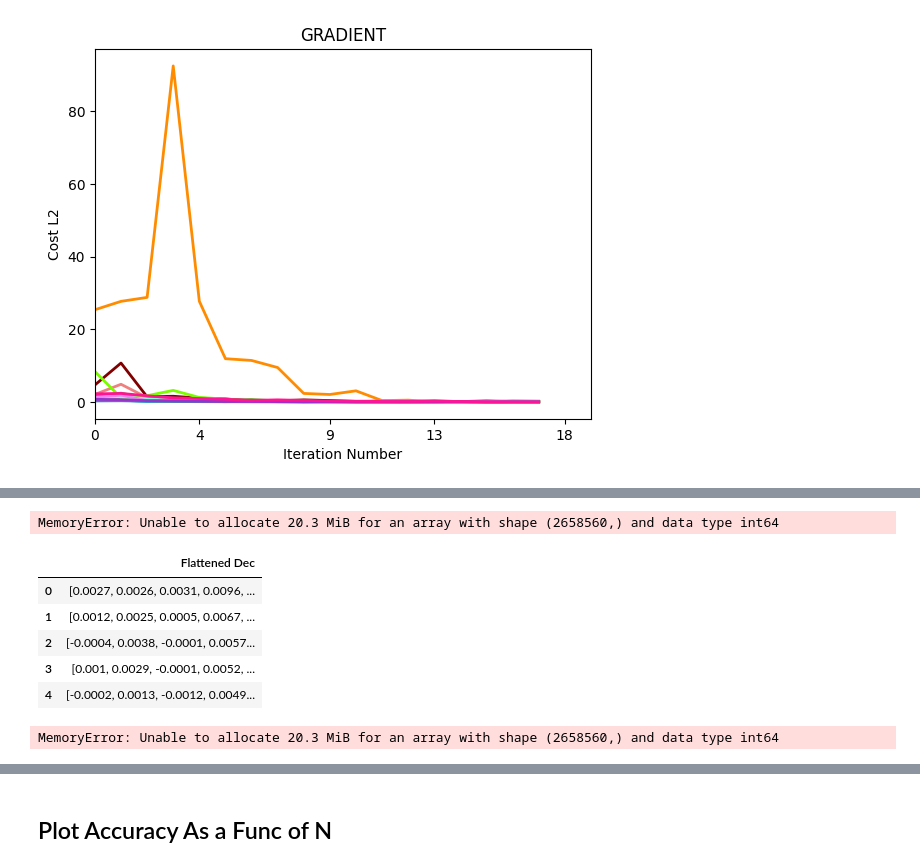
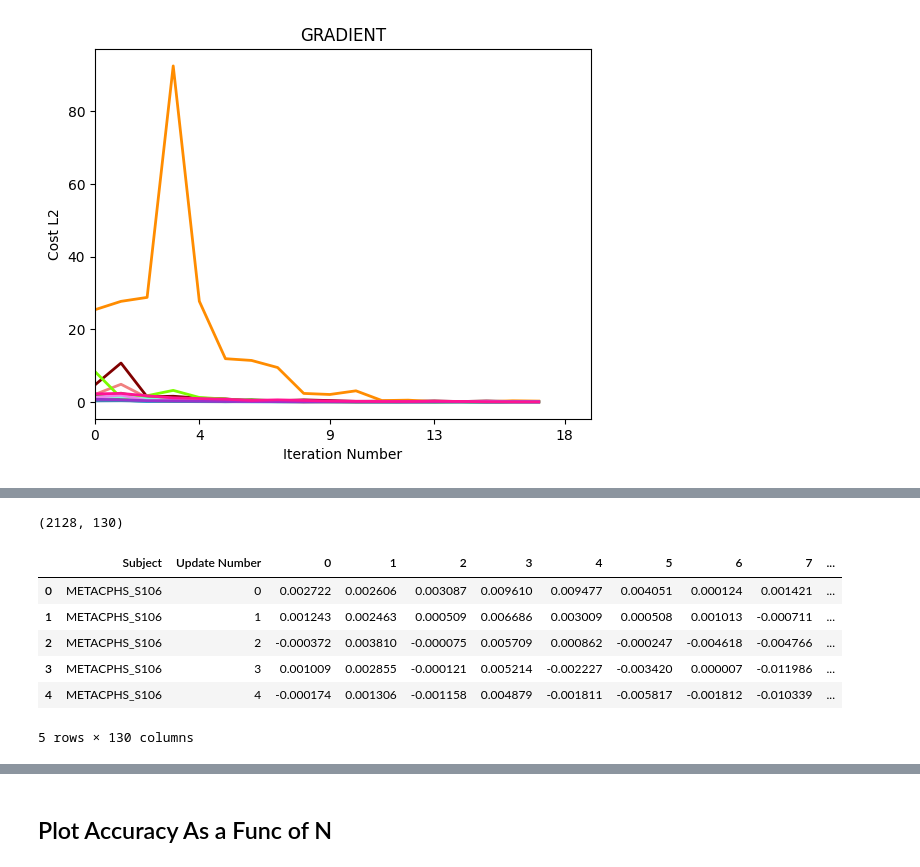
Before and after one commit to kdmalc/personalization-privacy-risk, a Jupyter notebook: 300_FL_Dec_Privacy.ipynb, the cells around one changed output, grey strips where cells are left out. Cells and saved outputs as stored; diff of their text form; code cells hidden in the pictures.

Commit message:
Fixed memory issue

```diff
--- a/300_FL_Dec_Privacy.ipynb
+++ b/300_FL_Dec_Privacy.ipynb
@@ -138,34 +134,22 @@ dec_flattened1 = pd.DataFrame(columns=['Subject', 'Update Number', 'Flattened De
 dec_flattened2 = pd.DataFrame(columns=['Subject', 'Update Number', 'Flattened Dec'])
 dec_flattened3 = pd.DataFrame(columns=['Subject', 'Update Number', 'Flattened Dec'])
 dec_flattened4 = pd.DataFrame(columns=['Subject', 'Update Number', 'Flattened Dec'])
-#dec_flattened5 = pd.DataFrame(columns=['Subject', 'Update Number', 'Flattened Dec'])
-#dec_flattened6 = pd.DataFrame(columns=['Subject', 'Update Number', 'Flattened Dec'])
-#dec_flattened7 = pd.DataFrame(columns=['Subject', 'Update Number', 'Flattened Dec'])
-#dec_flattened8 = pd.DataFrame(columns=['Subject', 'Update Number', 'Flattened Dec'])
-#my_cond = 1
+dec_flattened5 = pd.DataFrame(columns=['Subject', 'Update Number', 'Flattened Dec'])
+dec_flattened6 = pd.DataFrame(columns=['Subject', 'Update Number', 'Flattened Dec'])
+dec_flattened7 = pd.DataFrame(columns=['Subject', 'Update Number', 'Flattened Dec'])
+dec_flattened8 = pd.DataFrame(columns=['Subject', 'Update Number', 'Flattened Dec'])
 for key_idx, key in enumerate(keys):
     for update_number, update_idx in enumerate(update_ix):
         dec_flattened1.loc[len(dec_flattened1)] = [key, update_number, np.ravel(users_c1[key_idx].dec_log[update_number])]
         dec_flattened2.loc[len(dec_flattened2)] = [key, update_number, np.ravel(users_c2[key_idx].dec_log[update_number])]
         dec_flattened3.loc[len(dec_flattened3)] = [key, update_number, np.ravel(users_c3[key_idx].dec_log[update_number])]
         dec_flattened4.loc[len(dec_flattened4)] = [key, update_number, np.ravel(users_c4[key_idx].dec_log[update_number])]
-        #dec_flattened5.loc[len(dec_flattened5)] = [key, update_number, np.ravel(users_c5[key_idx].dec_log[update_number])]
-        #dec_flattened6.loc[len(dec_flattened6)] = [key, update_number, np.ravel(users_c6[key_idx].dec_log[update_number])]
-        #dec_flattened7.loc[len(dec_flattened7)] = [key, update_number, np.ravel(users_c7[key_idx].dec_log[update_number])]
-        #dec_flattened8.loc[len(dec_flattened8)] = [key, update_number, np.ravel(users_c8[key_idx].dec_log[update_number])]
+        dec_flattened5.loc[len(dec_flattened5)] = [key, update_number, np.ravel(users_c5[key_idx].dec_log[update_number])]
+        dec_flattened6.loc[len(dec_flattened6)] = [key, update_number, np.ravel(users_c6[key_idx].dec_log[update_number])]
+        dec_flattened7.loc[len(dec_flattened7)] = [key, update_number, np.ravel(users_c7[key_idx].dec_log[update_number])]
+        dec_flattened8.loc[len(dec_flattened8)] = [key, update_number, np.ravel(users_c8[key_idx].dec_log[update_number])]
+
 t1 = time.time()
 total = t1-t0
 print(total)
-
-# Concat all the dfs into a single training input dataframe
-#dec_flattened = pd.concat([dec_flattened1, dec_flattened2, dec_flattened3, dec_flattened4, dec_flattened5, dec_flattened6, dec_flattened7, dec_flattened8], ignore_index=True, axis=0)
-dec_flattened = pd.concat([dec_flattened1, dec_flattened2, dec_flattened3, dec_flattened4], ignore_index=True, axis=0)
-#dec_flattened = pd.concat([dec_flattened1, dec_flattened2], ignore_index=True, axis=0)
-
-# Take the keys (key_to_num for label) as label df
-flat_dec_labels = pd.DataFrame(dec_flattened['Subject'].apply(lambda x: key_to_num[x]))
-
-print(dec_flattened.shape)
-display(dec_flattened.head())
-display(flat_dec_labels.head())
 # %% [output]
@@ -227,22 +156,0 @@ dec_flattened.head()
-# %%
-dec_flattened2 = dec_flattened.join(dec_flattened['Flattened Dec'].apply(pd.Series).add_prefix('col_'))
-dec_flattened2.head()
-# %% [output]
-MemoryError: Unable to allocate 20.3 MiB for an array with shape (2658560,) and data type int64
-# %%
-num_dps = 4
-
-rounded_df = pd.DataFrame(dec_flattened['Flattened Dec']).apply(lambda x: [np.round(ele, num_dps) for ele in x])
-rounded_df.head()
-# %% [output]
-|  | Flattened Dec |
-| 0 | [0.0027, 0.0026, 0.0031, 0.0096, ... |
-| 1 | [0.0012, 0.0025, 0.0005, 0.0067, ... |
-| 2 | [-0.0004, 0.0038, -0.0001, 0.0057... |
-| 3 | [0.001, 0.0029, -0.0001, 0.0052, ... |
-| 4 | [-0.0002, 0.0013, -0.0012, 0.0049... |
-# %%
-dec_flattened2 = rounded_df.join(rounded_df['Flattened Dec'].apply(pd.Series))#.add_prefix('col_'))
-dec_flattened2.head()
-# %% [output]
-MemoryError: Unable to allocate 20.3 MiB for an array with shape (2658560,) and data type int64
@@ -284,3 +157,20 @@ expanded_dec_df.head()
+# %%
+# Concat all the dfs into a single training input dataframe
+dec_flattened = pd.concat([dec_flattened1, dec_flattened2, dec_flattened3, dec_flattened4, dec_flattened5, dec_flattened6, dec_flattened7, dec_flattened8], ignore_index=True, axis=0)
+
+# Make each ele its own cell
+expanded_dec_df = dec_flattened.join(dec_flattened['Flattened Dec'].apply(pd.Series)).drop('Flattened Dec', axis=1)
+print(expanded_dec_df.shape)
+expanded_dec_df.head()
+# %% [output]
+(2128, 130)
+|  | Subject | Update Number | 0 | 1 | 2 | 3 | 4 | 5 | 6 | 7 | ... |
+| 0 | METACPHS_S106 | 0 | 0.002722 | 0.002606 | 0.003087 | 0.009610 | 0.009477 | 0.004051 | 0.000124 | 0.001421 | ... |
+| 1 | METACPHS_S106 | 1 | 0.001243 | 0.002463 | 0.000509 | 0.006686 | 0.003009 | 0.000508 | 0.001013 | -0.000711 | ... |
+| 2 | METACPHS_S106 | 2 | -0.000372 | 0.003810 | -0.000075 | 0.005709 | 0.000862 | -0.000247 | -0.004618 | -0.004766 | ... |
+| 3 | METACPHS_S106 | 3 | 0.001009 | 0.002855 | -0.000121 | 0.005214 | -0.002227 | -0.003420 | 0.000007 | -0.011986 | ... |
+| 4 | METACPHS_S106 | 4 | -0.000174 | 0.001306 | -0.001158 | 0.004879 | -0.001811 | -0.005817 | -0.001812 | -0.010339 | ... |
+5 rows × 130 columns
 # %%
 assert(np.sum(expanded_dec_df.isnull().values)==0)
 # %% [markdown]
```
Also changed, not shown: parts of 38 cells of this notebook, 2 other files.
